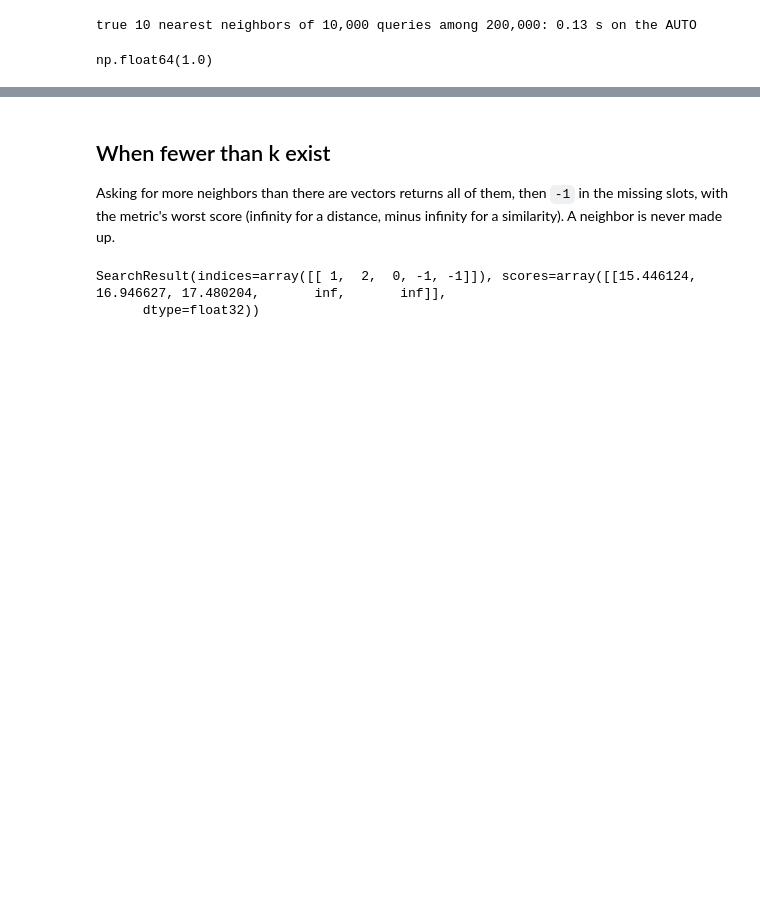
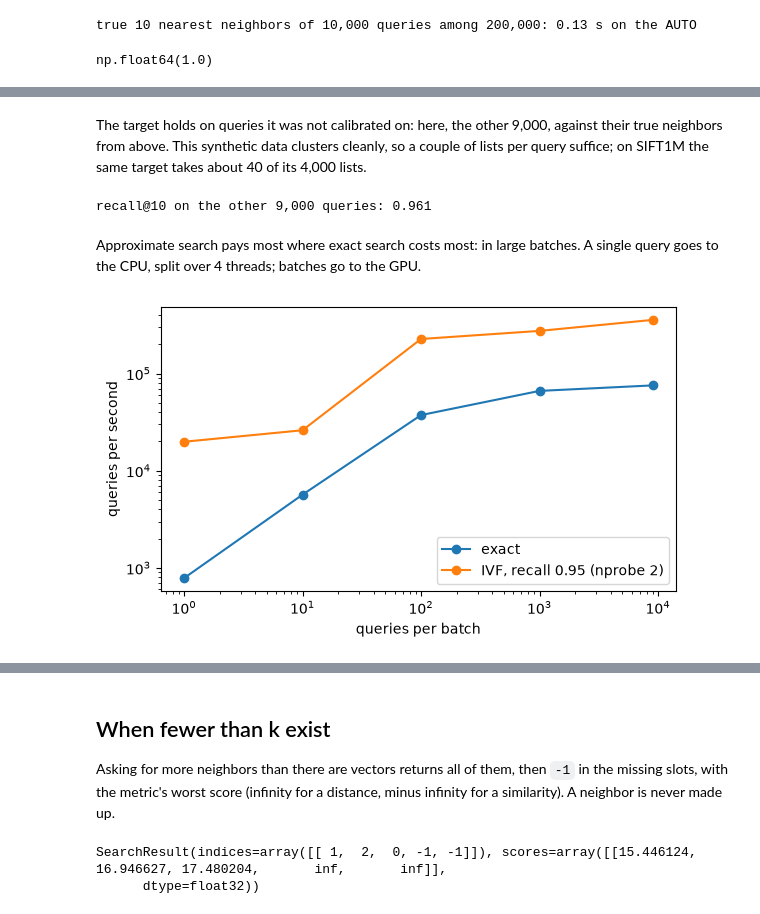
Before and after one commit to vglazer/siann, a Jupyter notebook: examples/quickstart.ipynb, the cells around one changed output, grey strips where cells are left out. Drawn from its saved outputs; the diff is of its cells as text; code cells hidden in the pictures; blank space fills up the shorter version.

```diff
--- a/examples/quickstart.ipynb
+++ b/examples/quickstart.ipynb
@@ -263,0 +271,3 @@ np.float64(1.0)
+# %%
+approx = siann.Index(xb, "l2", recall=0.95, calibration_queries=xq[:1000])
+print(approx.plan)
@@ -263,0 +283,35 @@ np.float64(1.0)
+# %% [markdown]
+The target holds on queries it was not calibrated on: here, the other 9,000, against their true neighbors
+from above. This synthetic data clusters cleanly, so a couple of lists per query suffice; on SIFT1M the same
+target takes about 40 of its 4,000 lists.
+# %%
+rest = xq[1000:]
+found = approx.search(rest, 10).indices
+print(f"recall@10 on the other {len(rest):,} queries: {recall(found, truth[1000:]):.3f}")
+# %% [output]
+recall@10 on the other 9,000 queries: 0.961
+# %% [markdown]
+Approximate search pays most where exact search costs most: in large batches. A single query goes to the
+CPU, split over 4 threads; batches go to the GPU.
+# %%
+def rate(fn, b):
+    q = rest[:b]
+    fn(q)                                              # warm-up: copies, kernels for this shape
+    calls = max(1, 2000 // b) if b < 1000 else 3
+    start = time.perf_counter()
+    for c in range(calls):
+        fn(rest[c:c + 1] if b == 1 else q)
+    return calls * b / (time.perf_counter() - start)
+
+
+sizes = [1, 10, 100, 1000, 9000]
+exact_rate = [rate(lambda q: truth_index.search(q, 10), b) for b in sizes]
+approx_rate = [rate(lambda q: approx.search(q, 10), b) for b in sizes]
+fig, ax = plt.subplots(figsize=(6, 3.6))
+ax.plot(sizes, exact_rate, marker="o", label="exact")
+ax.plot(sizes, approx_rate, marker="o", label=f"IVF, recall 0.95 (nprobe {approx.nprobe})")
+ax.set_xscale("log"); ax.set_yscale("log")
+ax.set_xlabel("queries per batch"); ax.set_ylabel("queries per second"); ax.legend()
+fig.tight_layout()
+# %% [output]
+[figure, added]
```
Also changed, not shown: parts of 10 cells of this notebook, 6 other files.
